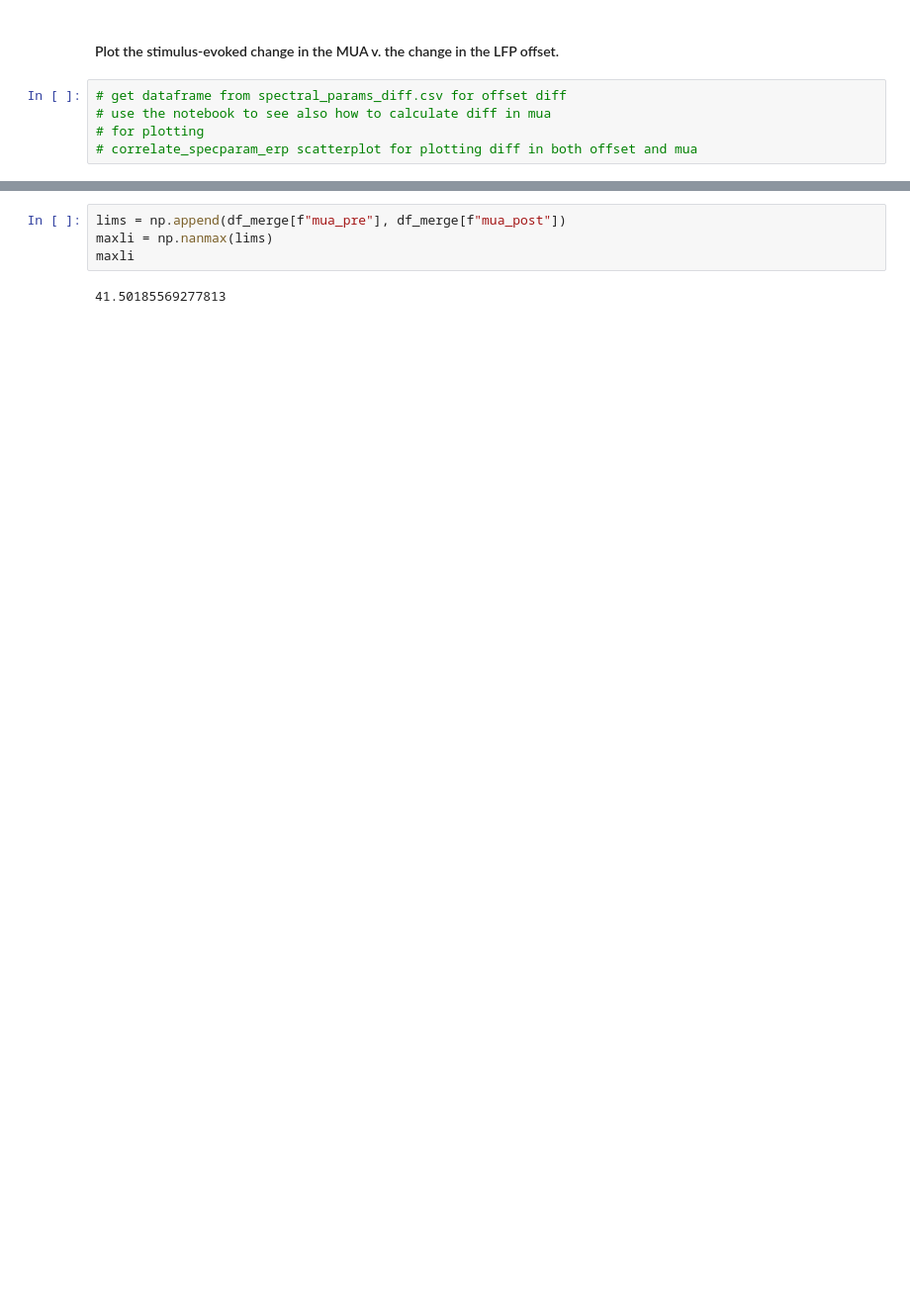
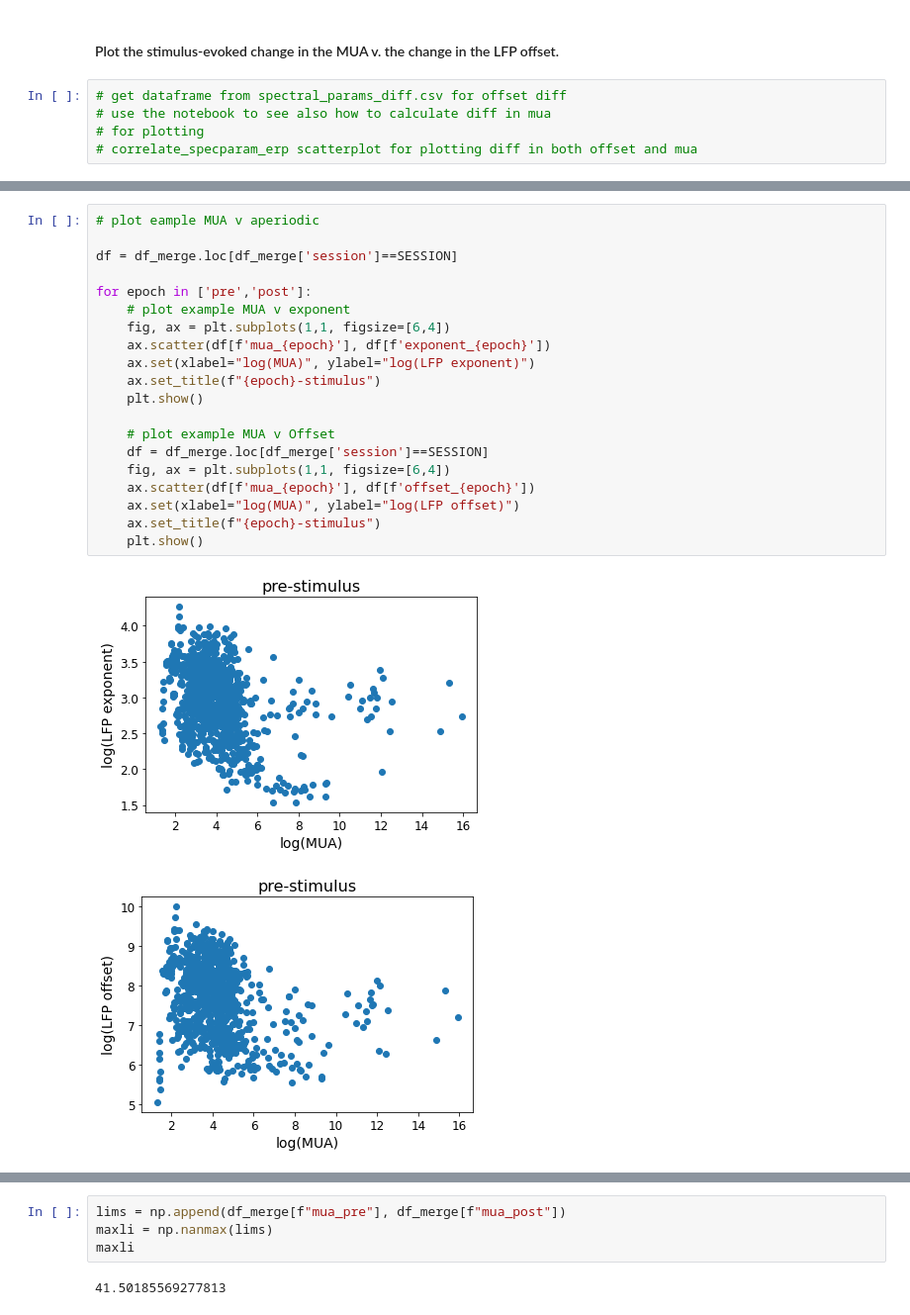
Before and after one commit to voytekresearch/v1_v4_1024_elec, a Jupyter notebook: notebooks/mua_v_lfp_offset.ipynb, the cells around one changed output, grey strips where cells are left out. Shown at 99% size. Saved outputs shown, nothing was run; the diff lists cells and outputs as text; blank space fills up the shorter version.

```diff
--- a/notebooks/mua_v_lfp_offset.ipynb
+++ b/notebooks/mua_v_lfp_offset.ipynb
@@ -239,0 +231,23 @@ for var in varname :
+# %%
+# plot eample MUA v aperiodic
+
+df = df_merge.loc[df_merge['session']==SESSION]
+
+for epoch in ['pre','post']:
+    # plot example MUA v exponent
+    fig, ax = plt.subplots(1,1, figsize=[6,4])
+    ax.scatter(df[f'mua_{epoch}'], df[f'exponent_{epoch}'])
+    ax.set(xlabel="log(MUA)", ylabel="log(LFP exponent)")
+    ax.set_title(f"{epoch}-stimulus")
+    plt.show()
+
+    # plot example MUA v Offset
+    df = df_merge.loc[df_merge['session']==SESSION]
+    fig, ax = plt.subplots(1,1, figsize=[6,4])
+    ax.scatter(df[f'mua_{epoch}'], df[f'offset_{epoch}'])
+    ax.set(xlabel="log(MUA)", ylabel="log(LFP offset)")
+    ax.set_title(f"{epoch}-stimulus")
+    plt.show()
+# %% [output]
+[figure, added]
+[figure, added]
```
Also changed, not shown: parts of 12 cells of this notebook.
